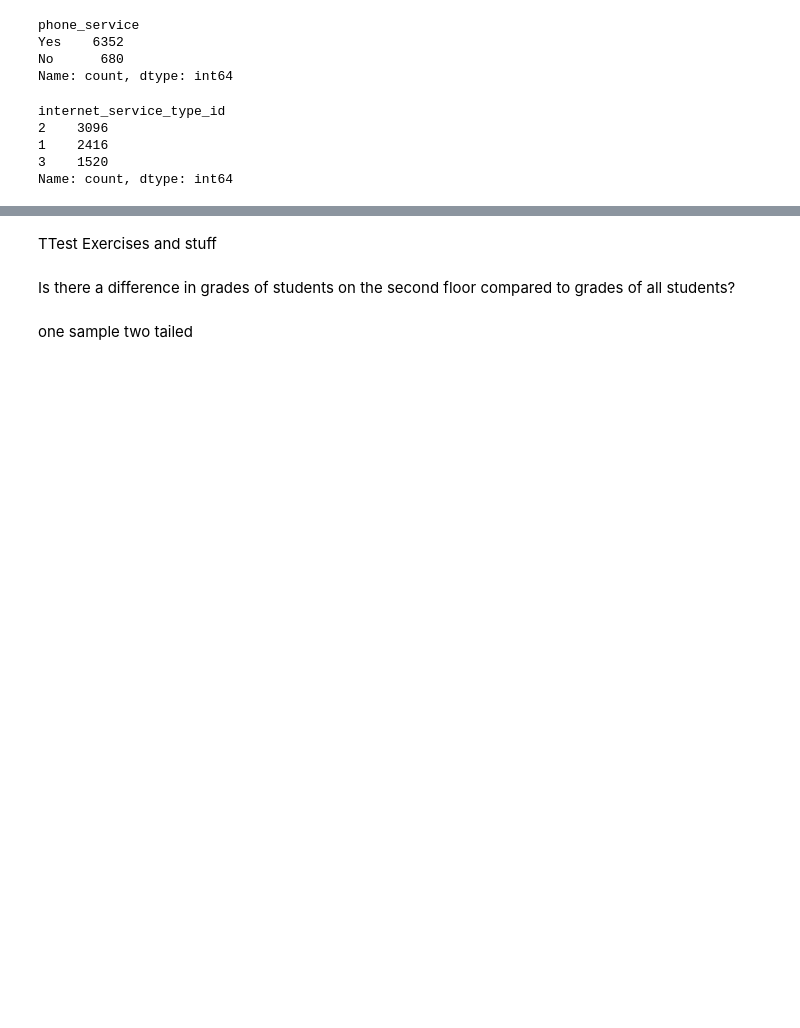
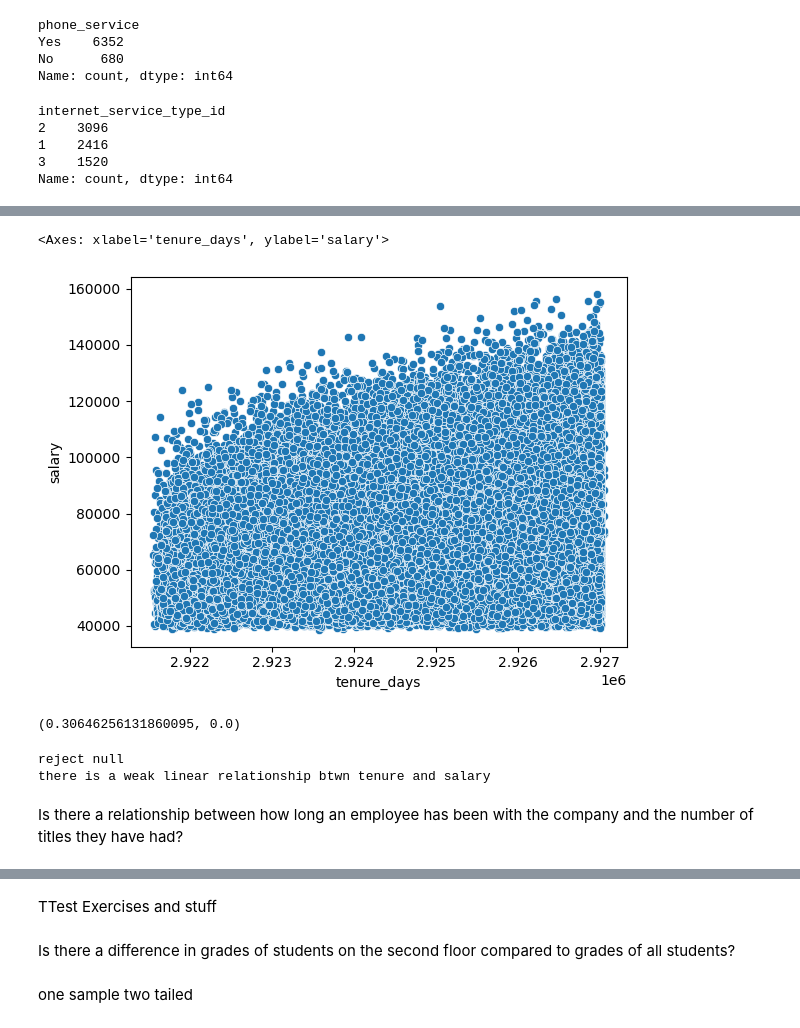
Before and after one commit to Alantheus-Thompson/stats, a Jupyter notebook: hypothesis_testing.ipynb, the cells around one changed output, grey strips where cells are left out. Cells and saved outputs as stored; diff of their text form; code cells hidden in the pictures; blank space fills up the shorter version.

```diff
--- a/hypothesis_testing.ipynb
+++ b/hypothesis_testing.ipynb
@@ -466,0 +519,5 @@ ValueError: Could not interpret value `internet_service_type` for parameter `hue
+# %%
+sal_df = pd.read_sql('''select * from salaries
+	join employees using (emp_no)
+    where to_date > now();''', url)
+sal_df.head()
@@ -466,0 +536,2 @@ ValueError: Could not interpret value `internet_service_type` for parameter `hue
+# %%
+sal_df['tenure_days'] = sal_df.to_date - sal_df.hire_date
@@ -466,0 +547,2 @@ ValueError: Could not interpret value `internet_service_type` for parameter `hue
+# %%
+sal_df.tenure_days = sal_df.tenure_days.astype('str').str.split(expand=True)[0]
@@ -466,0 +564,2 @@ ValueError: Could not interpret value `internet_service_type` for parameter `hue
+# %%
+sal_df.tenure_days = sal_df.tenure_days.astype(int)
@@ -466,0 +575,21 @@ ValueError: Could not interpret value `internet_service_type` for parameter `hue
+# %%
+sns.scatterplot(data=sal_df, x='tenure_days', y='salary')
+# %% [output]
+<Axes: xlabel='tenure_days', ylabel='salary'>
+[figure, added]
+# %%
+r, p = stats.pearsonr(sal_df.tenure_days, sal_df.salary)
+r, p
+# %% [output]
+(0.30646256131860095, 0.0)
+# %%
+if p<alpha:
+    print('reject null')
+    print('there is a weak linear relationship btwn tenure and salary')
+else:
+    print('accept null')
+# %% [output]
+reject null
+there is a weak linear relationship btwn tenure and salary
+# %% [markdown]
+Is there a relationship between how long an employee has been with the company and the number of titles they have had?
```
Also changed, not shown: parts of 92 cells of this notebook.
